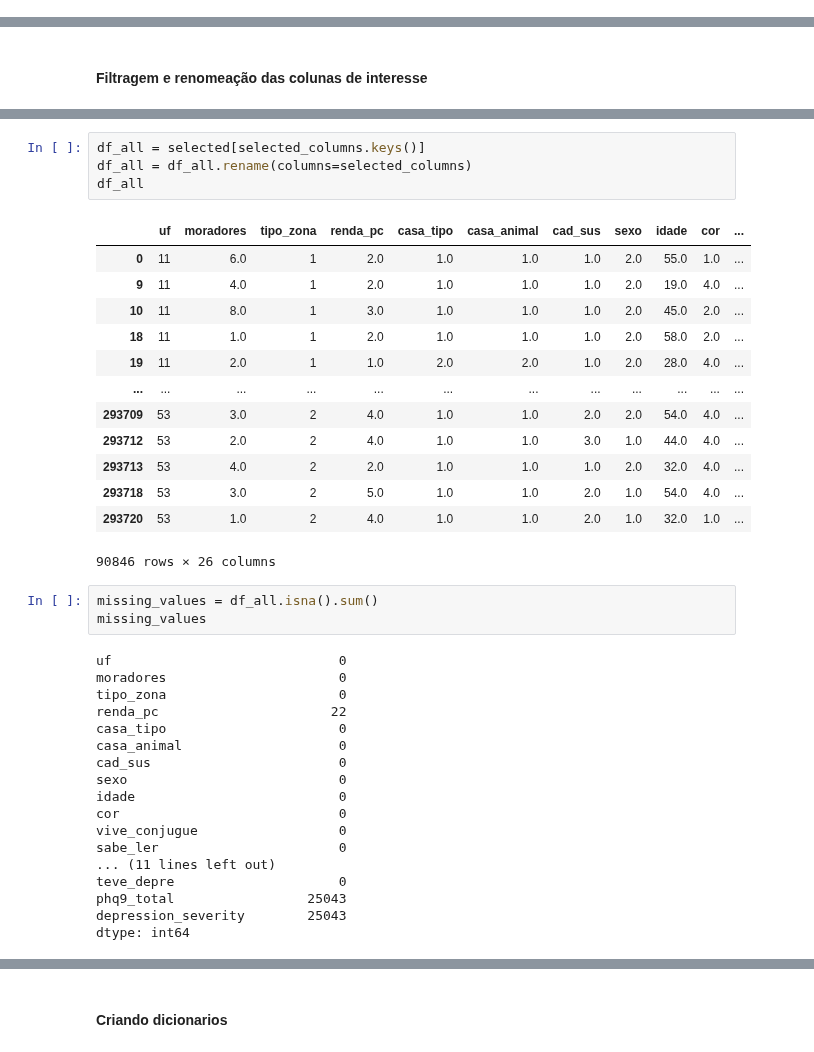
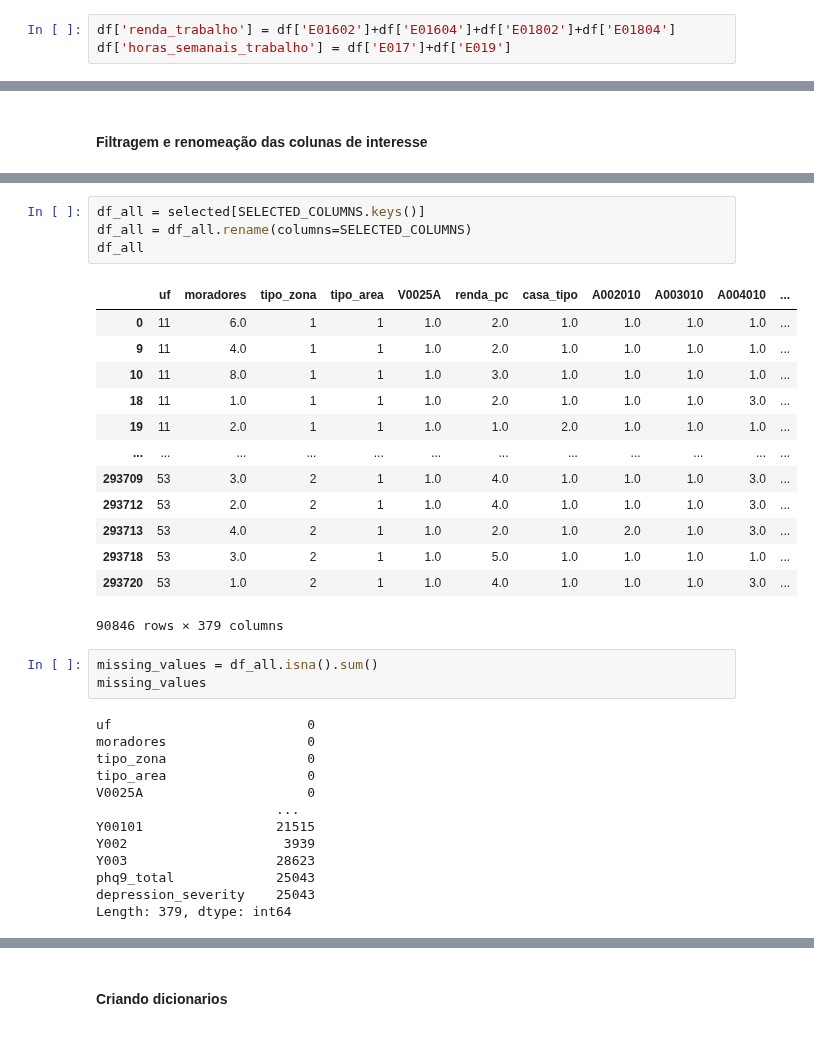
Before and after one commit to datasci4health/projects2023, a Jupyter notebook: DAGroup/notebooks/pns_preprocessing.ipynb, the cells around one changed output, grey strips where cells are left out. Cells and saved outputs as stored; diff of their text form.

```diff
--- a/DAGroup/notebooks/pns_preprocessing.ipynb
+++ b/DAGroup/notebooks/pns_preprocessing.ipynb
@@ -46,6 +44,9 @@ def classify_depression(row):
     return np.nan # questionario não respondido ou idade não compativel
 
 df['depression_severity'] = df.apply(classify_depression, axis=1)
+# %%
+df['renda_trabalho'] = df['E01602']+df['E01604']+df['E01802']+df['E01804']
+df['horas_semanais_trabalho'] = df['E017']+df['E019']
 # %%
 selected = df[df['depression_severity'].notna()] # pega somente os registros que foram respondidos como sim ou não
 print("A quantidade de dados investigável dos dados são {}, {:02f}% do total.".format(selected.shape[0], 100*selected.shape[0]/df.shape[0]))
@@ -133,42 +90,37 @@ selected_columns = {
 # %%
-df_all = selected[selected_columns.keys()]
-df_all = df_all.rename(columns=selected_columns)
+df_all = selected[SELECTED_COLUMNS.keys()]
+df_all = df_all.rename(columns=SELECTED_COLUMNS)
 df_all
 # %% [output]
-|  | uf | moradores | tipo_zona | renda_pc | casa_tipo | casa_animal | cad_sus | sexo | idade | cor | ... |
-| 0 | 11 | 6.0 | 1 | 2.0 | 1.0 | 1.0 | 1.0 | 2.0 | 55.0 | 1.0 | ... |
-| 9 | 11 | 4.0 | 1 | 2.0 | 1.0 | 1.0 | 1.0 | 2.0 | 19.0 | 4.0 | ... |
-| 10 | 11 | 8.0 | 1 | 3.0 | 1.0 | 1.0 | 1.0 | 2.0 | 45.0 | 2.0 | ... |
-| 18 | 11 | 1.0 | 1 | 2.0 | 1.0 | 1.0 | 1.0 | 2.0 | 58.0 | 2.0 | ... |
-| 19 | 11 | 2.0 | 1 | 1.0 | 2.0 | 2.0 | 1.0 | 2.0 | 28.0 | 4.0 | ... |
+|  | uf | moradores | tipo_zona | tipo_area | V0025A | renda_pc | casa_tipo | A002010 | A003010 | A004010 | ... |
+| 0 | 11 | 6.0 | 1 | 1 | 1.0 | 2.0 | 1.0 | 1.0 | 1.0 | 1.0 | ... |
+| 9 | 11 | 4.0 | 1 | 1 | 1.0 | 2.0 | 1.0 | 1.0 | 1.0 | 1.0 | ... |
+| 10 | 11 | 8.0 | 1 | 1 | 1.0 | 3.0 | 1.0 | 1.0 | 1.0 | 1.0 | ... |
+| 18 | 11 | 1.0 | 1 | 1 | 1.0 | 2.0 | 1.0 | 1.0 | 1.0 | 3.0 | ... |
+| 19 | 11 | 2.0 | 1 | 1 | 1.0 | 1.0 | 2.0 | 1.0 | 1.0 | 1.0 | ... |
 | ... | ... | ... | ... | ... | ... | ... | ... | ... | ... | ... | ... |
-| 293709 | 53 | 3.0 | 2 | 4.0 | 1.0 | 1.0 | 2.0 | 2.0 | 54.0 | 4.0 | ... |
-| 293712 | 53 | 2.0 | 2 | 4.0 | 1.0 | 1.0 | 3.0 | 1.0 | 44.0 | 4.0 | ... |
-| 293713 | 53 | 4.0 | 2 | 2.0 | 1.0 | 1.0 | 1.0 | 2.0 | 32.0 | 4.0 | ... |
-| 293718 | 53 | 3.0 | 2 | 5.0 | 1.0 | 1.0 | 2.0 | 1.0 | 54.0 | 4.0 | ... |
-| 293720 | 53 | 1.0 | 2 | 4.0 | 1.0 | 1.0 | 2.0 | 1.0 | 32.0 | 1.0 | ... |
+| 293709 | 53 | 3.0 | 2 | 1 | 1.0 | 4.0 | 1.0 | 1.0 | 1.0 | 3.0 | ... |
+| 293712 | 53 | 2.0 | 2 | 1 | 1.0 | 4.0 | 1.0 | 1.0 | 1.0 | 3.0 | ... |
+| 293713 | 53 | 4.0 | 2 | 1 | 1.0 | 2.0 | 1.0 | 2.0 | 1.0 | 3.0 | ... |
+| 293718 | 53 | 3.0 | 2 | 1 | 1.0 | 5.0 | 1.0 | 1.0 | 1.0 | 1.0 | ... |
+| 293720 | 53 | 1.0 | 2 | 1 | 1.0 | 4.0 | 1.0 | 1.0 | 1.0 | 3.0 | ... |
-90846 rows × 26 columns
+90846 rows × 379 columns
 # %%
 missing_values = df_all.isna().sum()
 missing_values
 # %% [output]
-uf                             0
-moradores                      0
-tipo_zona                      0
-renda_pc                      22
-casa_tipo                      0
-casa_animal                    0
-cad_sus                        0
-sexo                           0
-idade                          0
-cor                            0
-vive_conjugue                  0
-sabe_ler                       0
-... (11 lines left out)
-teve_depre                     0
-phq9_total                 25043
-depression_severity        25043
-dtype: int64
+uf                         0
+moradores                  0
+tipo_zona                  0
+tipo_area                  0
+V0025A                     0
+                       ...
+Y00101                 21515
+Y002                    3939
+Y003                   28623
+phq9_total             25043
+depression_severity    25043
+Length: 379, dtype: int64
 # %%
 df_all[df_all['escolaridade'].isna()]
 # %% [output]
```
Also changed, not shown: parts of 9 cells of this notebook, 8 other files.
